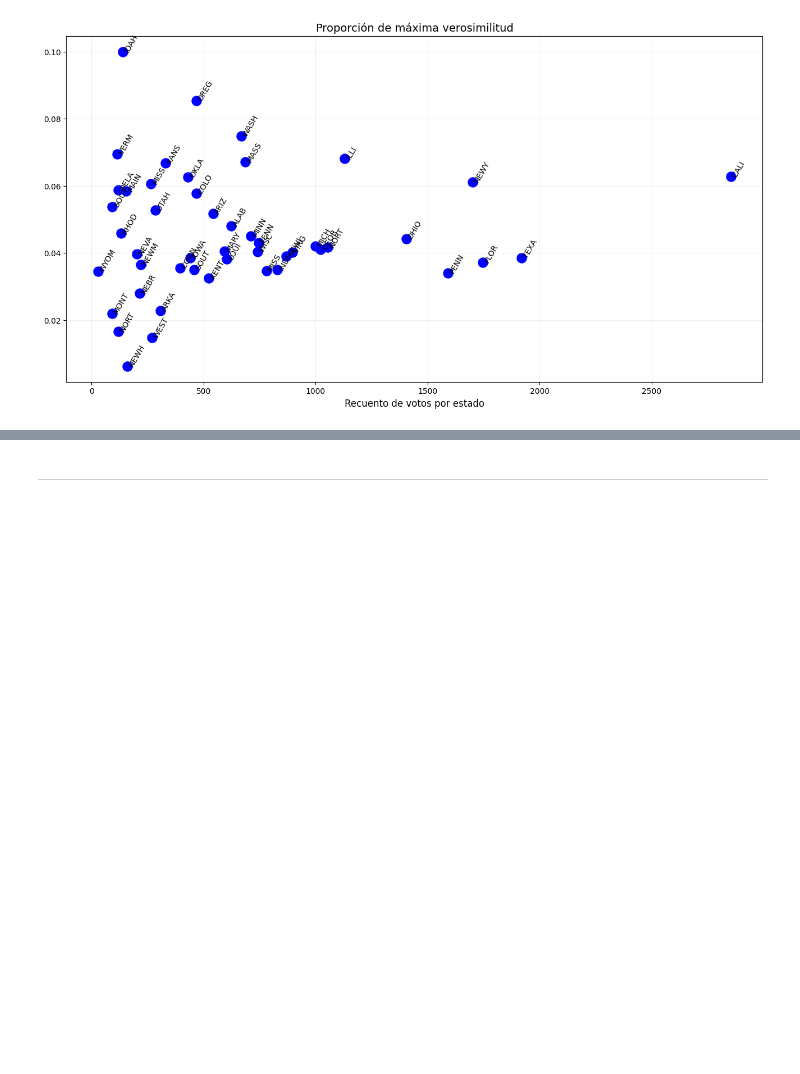
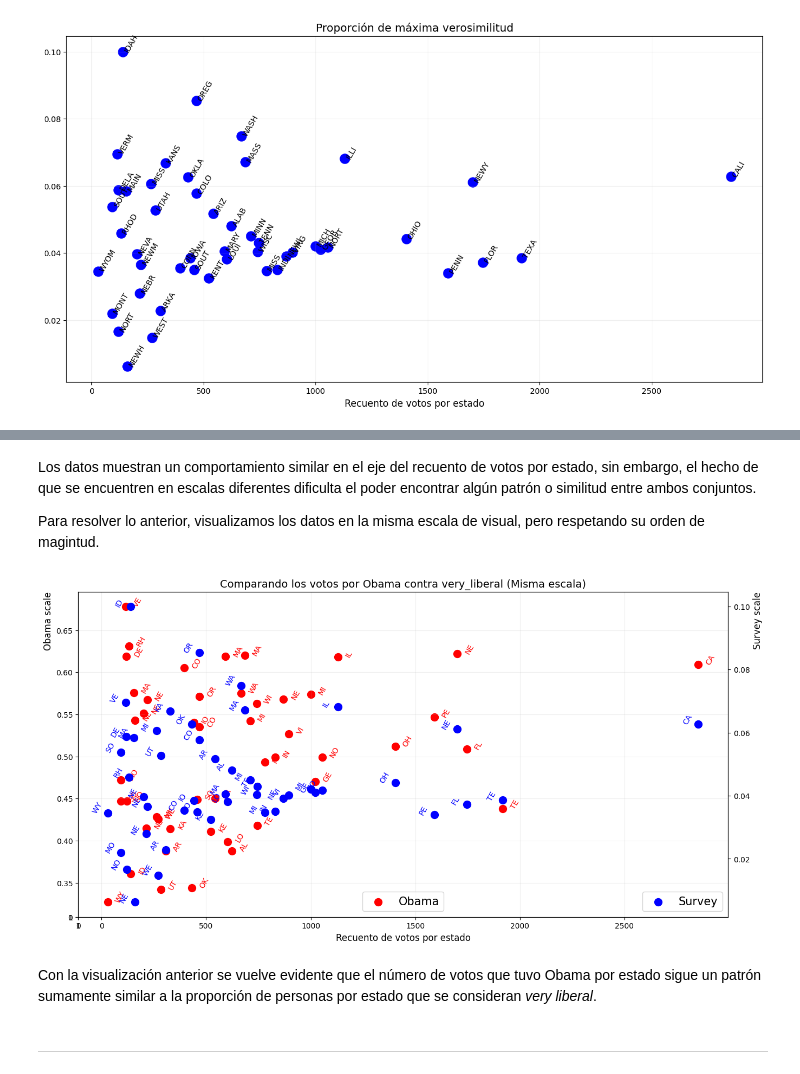
Before and after one commit to CAMM961001/bayes-first-steps, a Jupyter notebook: bayes-first-steps.ipynb, the cells around one changed output, grey strips where cells are left out. Cells and saved outputs as stored; diff of their text form; code cells hidden in the pictures; blank space fills up the shorter version.

```diff
--- a/bayes-first-steps.ipynb
+++ b/bayes-first-steps.ipynb
@@ -78,2 +114,44 @@ plt.show()
+# %% [markdown]
+Los datos muestran un comportamiento similar en el eje del recuento de votos por estado, sin embargo, el hecho de que se encuentren en escalas diferentes dificulta el poder encontrar algún patrón o similitud entre ambos conjuntos.
+
+Para resolver lo anterior, visualizamos los datos en la misma escala de visual, pero respetando su orden de magintud.
+# %%
+# Plot two lines with different scales on the same plot
+fig = plt.figure(figsize=(12,6))
+s = 100
+
+#Gráficas
+ax1 = fig.add_axes([0, 0, 1, 1])
+ax2 = fig.add_axes([0, 0, 0, 0]) #
+ax2 = ax1.twinx()
+lns1 = ax1.scatter(x=prop['survey_total'], y=prop['vote_Obama_pct']/100, color='red', s=s, label='Obama')
+lns2 = ax2.scatter(x=prop['survey_total'], y=prop['prop_mle'], color='blue', s=s, label='Survey')
+
+#Anotaciones y estilo
+ax1.set_xlabel('Recuento de votos por estado', fontsize=12)
+ax1.set_ylabel('Obama scale', fontsize=12, loc='top')
+ax2.yaxis.set_label_position("right")
+ax2.set_ylabel('Survey scale', fontsize=12,  loc='top')
+ax1.legend(loc=8, fontsize=15); ax2.legend(loc=4, fontsize=15)
+
+for idx in prop.index:
+    x1 = prop.loc[idx]['survey_total'] + 30
+    y1 = prop.loc[idx]['vote_Obama_pct']/100
+    s1 = prop.loc[idx]['state'].upper().replace(' ', '')[0:2]
+    ax1.text(x=x1, y=y1, s=s1, fontsize=10, rotation=60, color='red')
+
+    x2 = prop.loc[idx]['survey_total'] - 80
+    y2 = prop.loc[idx]['prop_mle']
+    s2 = prop.loc[idx]['state'].upper().replace(' ', '')[0:2]
+    ax2.text(x=x2, y=y2, s=s2, fontsize=10, rotation=60, color='blue')
+
+plt.title('Comparando los votos por Obama contra very_liberal (Misma escala)', fontsize=14)
+ax1.grid(alpha=0.2)
+
+plt.show()
+# %% [output]
+[figure, added]
+# %% [markdown]
+Con la visualización anterior se vuelve evidente que el número de votos que tuvo Obama por estado sigue un patrón sumamente similar a la proporción de personas por estado que se consideran _very liberal_.
 # %% [markdown]
 ---
```
Also changed, not shown: parts of 12 cells of this notebook.
